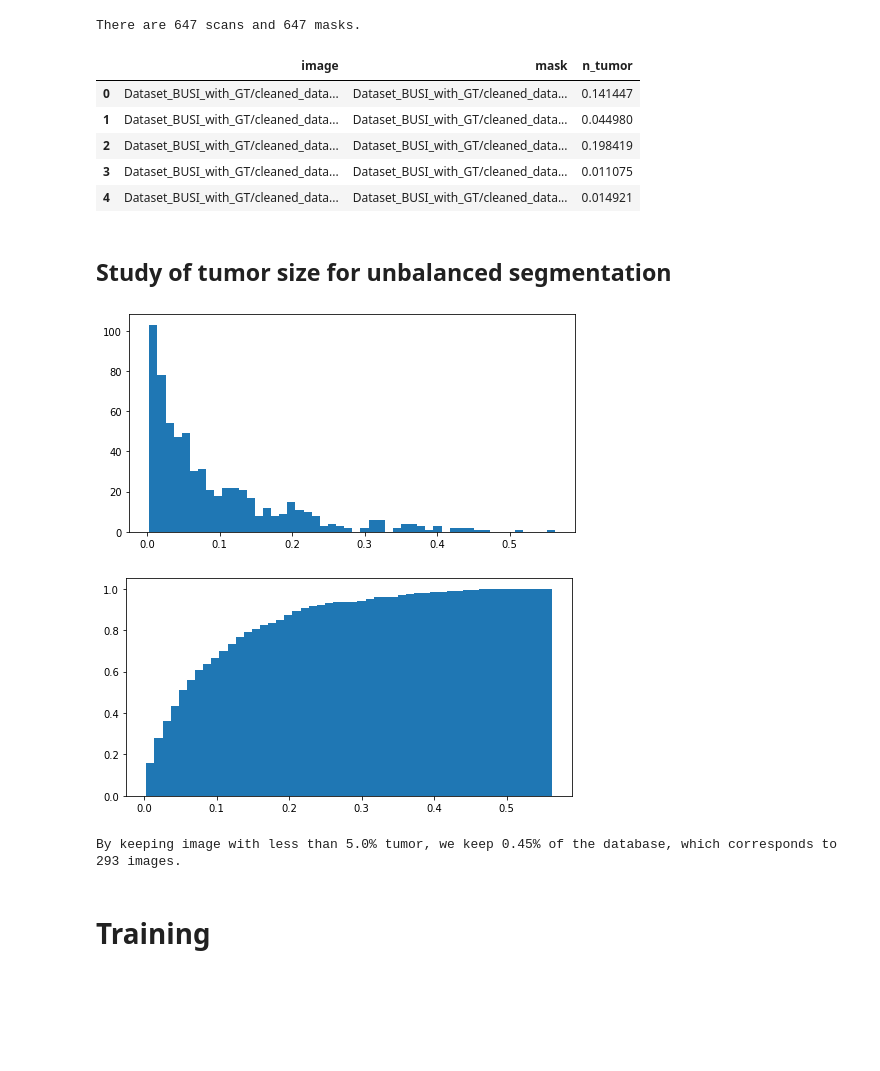
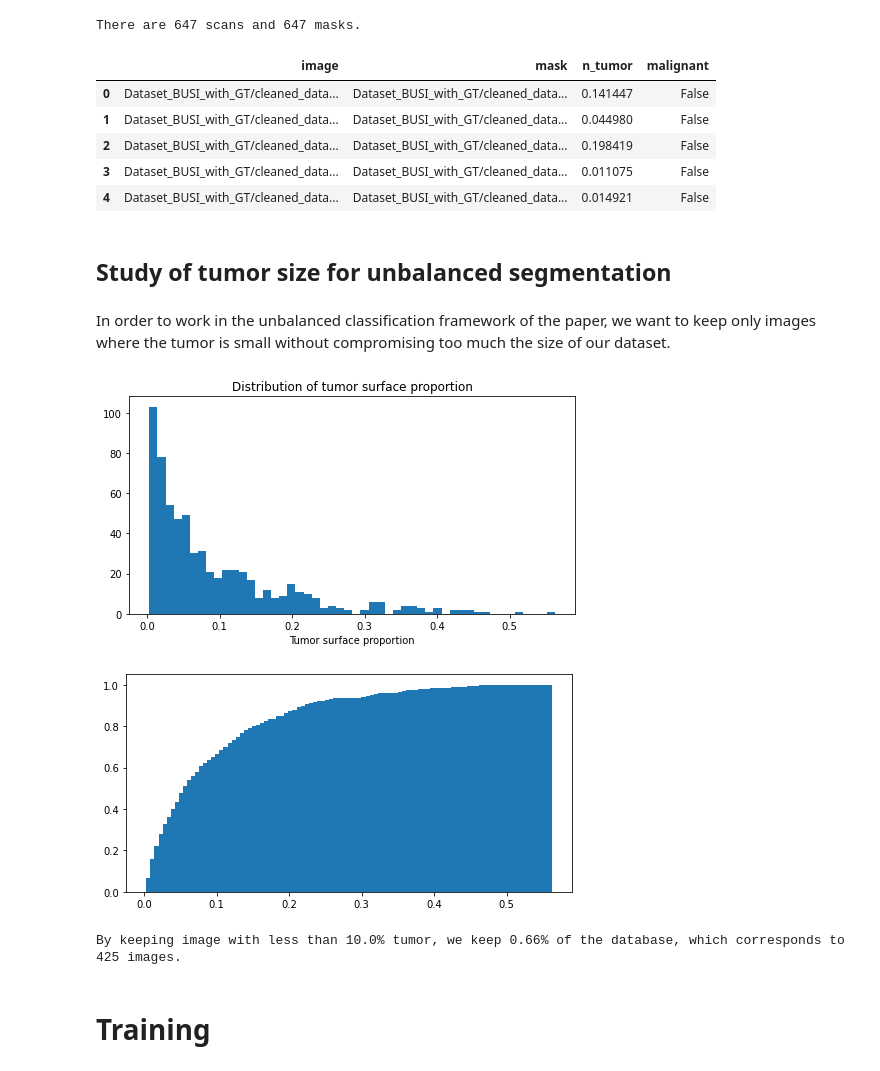
Before and after one commit to ambroiseodt/BoundaryLoss, a Jupyter notebook: main.ipynb, the cells around one changed output. Cells and saved outputs as stored; diff of their text form; code cells hidden in the pictures; blank space fills up the shorter version.

```diff
--- a/main.ipynb
+++ b/main.ipynb
@@ -77,6 +71,7 @@ print(f'There are {len(scan_paths)} scans and {len(mask_paths)} masks.')
 # %% [output]
 There are 647 scans and 647 masks.
 # %%
+# Creation of the DataFrame with the paths to the images and their masks
 database = pd.DataFrame({'image': scan_paths, 'mask': [path.split('.')[0] + '_mask.png' for path in scan_paths]})
 
 for idx, mask_path in enumerate(database['mask']):
@@ -85,39 +80,45 @@ for idx, mask_path in enumerate(database['mask']):
     if mask.ndim != 2:
         mask = mask[:,:,0] / 255
     database.loc[idx, 'n_tumor'] = mask.mean()
+    database.loc[idx, 'malignant'] = ('malignant' in database.loc[idx, 'image'])
 
 #database.to_csv(r'Dataset_BUSI_with_GT/cleaned_data/data.csv', index=False)
 
 database.head()
 # %% [output]
-|  | image | mask | n_tumor |
-| 0 | Dataset_BUSI_with_GT/cleaned_data... | Dataset_BUSI_with_GT/cleaned_data... | 0.141447 |
-| 1 | Dataset_BUSI_with_GT/cleaned_data... | Dataset_BUSI_with_GT/cleaned_data... | 0.044980 |
-| 2 | Dataset_BUSI_with_GT/cleaned_data... | Dataset_BUSI_with_GT/cleaned_data... | 0.198419 |
-| 3 | Dataset_BUSI_with_GT/cleaned_data... | Dataset_BUSI_with_GT/cleaned_data... | 0.011075 |
-| 4 | Dataset_BUSI_with_GT/cleaned_data... | Dataset_BUSI_with_GT/cleaned_data... | 0.014921 |
+|  | image | mask | n_tumor | malignant |
+| 0 | Dataset_BUSI_with_GT/cleaned_data... | Dataset_BUSI_with_GT/cleaned_data... | 0.141447 | False |
+| 1 | Dataset_BUSI_with_GT/cleaned_data... | Dataset_BUSI_with_GT/cleaned_data... | 0.044980 | False |
+| 2 | Dataset_BUSI_with_GT/cleaned_data... | Dataset_BUSI_with_GT/cleaned_data... | 0.198419 | False |
+| 3 | Dataset_BUSI_with_GT/cleaned_data... | Dataset_BUSI_with_GT/cleaned_data... | 0.011075 | False |
+| 4 | Dataset_BUSI_with_GT/cleaned_data... | Dataset_BUSI_with_GT/cleaned_data... | 0.014921 | False |
 # %% [markdown]
 ## Study of tumor size for unbalanced segmentation
+# %% [markdown]
+In order to work in the unbalanced classification framework of the paper, we want to keep only images where the tumor is small without compromising too much the size of our dataset.
 # %%
 plt.figure(figsize=(8,4))
 plt.hist(database['n_tumor'], bins=50)
+plt.xlabel('Tumor surface proportion')
+plt.title('Distribution of tumor surface proportion')
+plt.savefig('tumor_surface.png')
 plt.show()
 # %% [output]
-[figure, old version]
+[figure, new version]
 # %%
 plt.figure(figsize=(8,4))
-plt.hist(database['n_tumor'], density=True, cumulative=True, bins=50)
+plt.hist(database['n_tumor'], density=True, cumulative=True, bins=100)
 plt.show()
 # %% [output]
-[figure, old version]
+[figure, new version]
 # %%
-thresh = 0.05
+thresh = 0.10
 n_keep = len(database.loc[database['n_tumor'] < thresh])
 n_tot = len(database)
 print('By keeping image with less than {:.1f}% tumor, we keep {:.2f}% of the database, which corresponds to {} images.'.format(
             100*thresh, n_keep / n_tot, n_keep))
 # %% [output]
-By keeping image with less than 5.0% tumor, we keep 0.45% of the database, which corresponds to 293 images.
+By keeping image with less than 10.0% tumor, we keep 0.66% of the database, which corresponds to 425 images.
 # %% [markdown]
 # Training
 # %%
```
Also changed, not shown: parts of 29 cells of this notebook.
